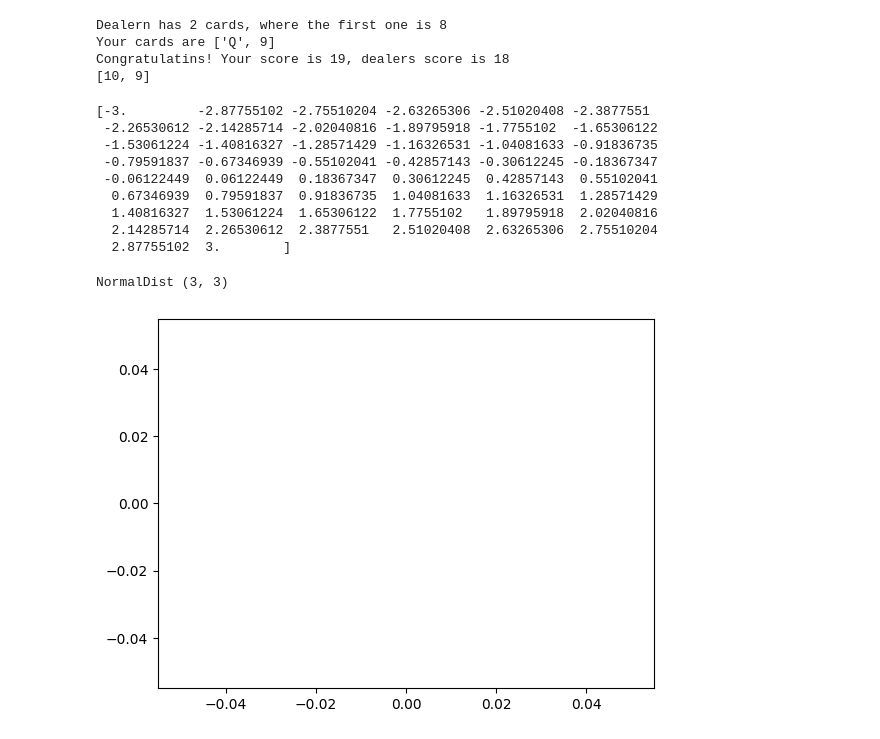
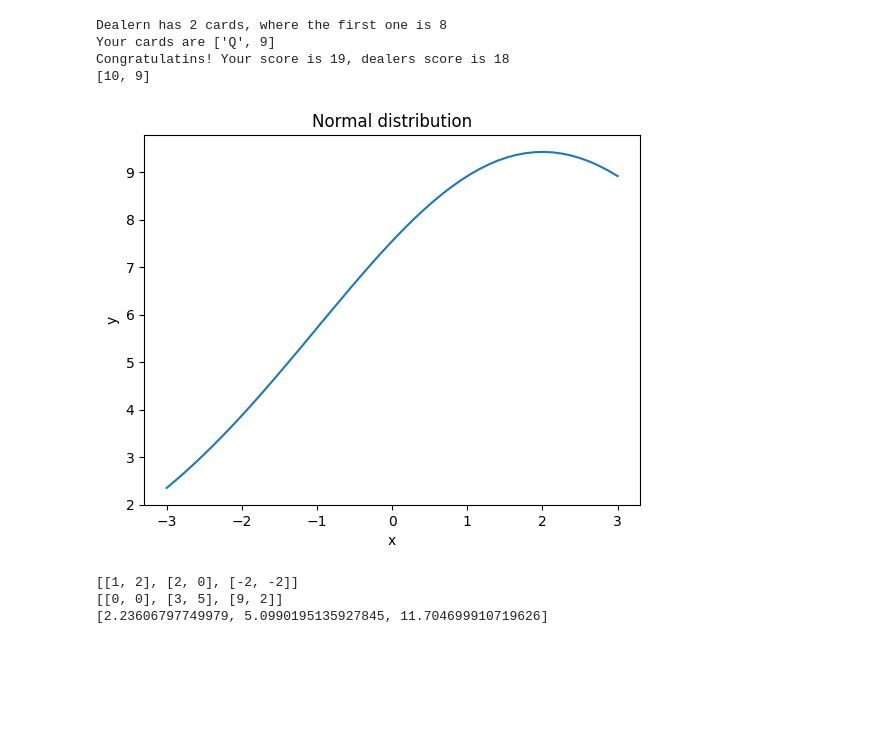
Before and after one commit to DorotaBjoorn/Python-Dorota-Bjoorn, a Jupyter notebook: Excercises/T1.ipynb, the cells around one changed output. Saved outputs shown, nothing was run; the diff lists cells and outputs as text; code cells hidden in the pictures; blank space fills up the shorter version.

```diff
--- a/Excercises/T1.ipynb
+++ b/Excercises/T1.ipynb
@@ -174,41 +205,62 @@ class NormalDist:
         self._sigma = sigma
 
     def pdf (self, x: float) -> float:
-        f = (1/(self._sigma * np.sqrt(2*pi))**(np.log(-0.5*((x-self._mu)/self._sigma)**2))) # fel på uttrycketså ritar inte ut
+        f = (np.pi*self._sigma) * np.exp(-0.5*((x-self._mu)/self._sigma)**2)
         return f
 
     def plot_pdf (self, x: float) -> None:
         x = np.linspace(-x,x,50)
-        plt.autoscale()
         plt.plot(x, self.pdf(x))
+        plt.xlabel("x")
+        plt.ylabel("y")
+        plt.title("Normal distribution")
 
     def __add__ (self, other: float): # returnerar NOrmalDist
-        mu = self._mu + other._mu
+        mu = self._mu + other._mu                               # går ej om man bara skriver self._mu += other.mu
         sigma = self._sigma + other._sigma
         return NormalDist(mu, sigma)
 
+
     def __repr__ (self) -> str:
         return f"NormalDist ({self._mu}, {self._sigma})"
 # %%
-nd = NormalDist(1,1)
-nd
-nd.plot_pdf(3)
-x = np.linspace(-3,3,50)
-print(x)
-nd.pdf(x)
-
+nd = NormalDist(0,1)
 nd2 = NormalDist(2,2)
 nd3 = nd + nd2
-nd3
+nd3.plot_pdf(3)
 # %% [output]
-[-3.         -2.87755102 -2.75510204 -2.63265306 -2.51020408 -2.3877551
- -2.26530612 -2.14285714 -2.02040816 -1.89795918 -1.7755102  -1.65306122
- -1.53061224 -1.40816327 -1.28571429 -1.16326531 -1.04081633 -0.91836735
- -0.79591837 -0.67346939 -0.55102041 -0.42857143 -0.30612245 -0.18367347
- -0.06122449  0.06122449  0.18367347  0.30612245  0.42857143  0.55102041
-  0.67346939  0.79591837  0.91836735  1.04081633  1.16326531  1.28571429
-  1.40816327  1.53061224  1.65306122  1.7755102   1.89795918  2.02040816
-  2.14285714  2.26530612  2.3877551   2.51020408  2.63265306  2.75510204
-  2.87755102  3.        ]
-NormalDist (3, 3)
-[figure, old version]
+[figure, new version]
+# %%
+#5 new solution
+
+from math import sqrt
+
+def distance (point1, point2):
+    d = sqrt((point1[0]-point2[0])**2 + (point1[1]-point2[1])**2)
+    return d
+
+with open ("../Data/testpunkter.txt", "r") as file, open("../Data/testpunkter.txt", "a") as file_append:
+    data = file.readlines()[1:]
+
+    point1_list = []
+    point2_list = []
+    for line in data:
+        p1, p2, q1, q2 = line.replace("(", "").replace(")", "").split(",")
+        point1 = [int(p1), int(p2)]
+        point2 = [int(q1), int(q2)]
+        point1_list.append(point1)
+        point2_list.append(point2)
+
+    distance_list = [distance(point1, point2) for point1, point2 in zip(point1_list, point2_list)]
+
+    file_append.write(f"\nDistances are:\n{distance_list}")
+
+
+
+print(point1_list)
+print(point2_list)
+print(distance_list)
+# %% [output]
+[[1, 2], [2, 0], [-2, -2]]
+[[0, 0], [3, 5], [9, 2]]
+[2.23606797749979, 5.0990195135927845, 11.704699910719626]
```
Also changed, not shown: parts of 1 cell of this notebook, 3 other files.
